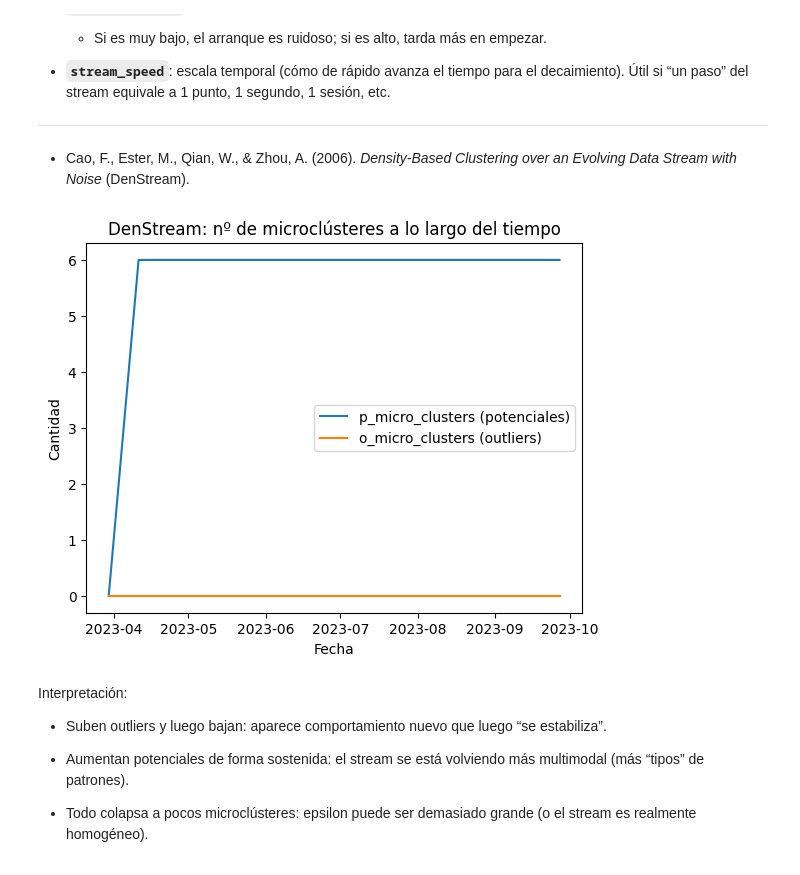
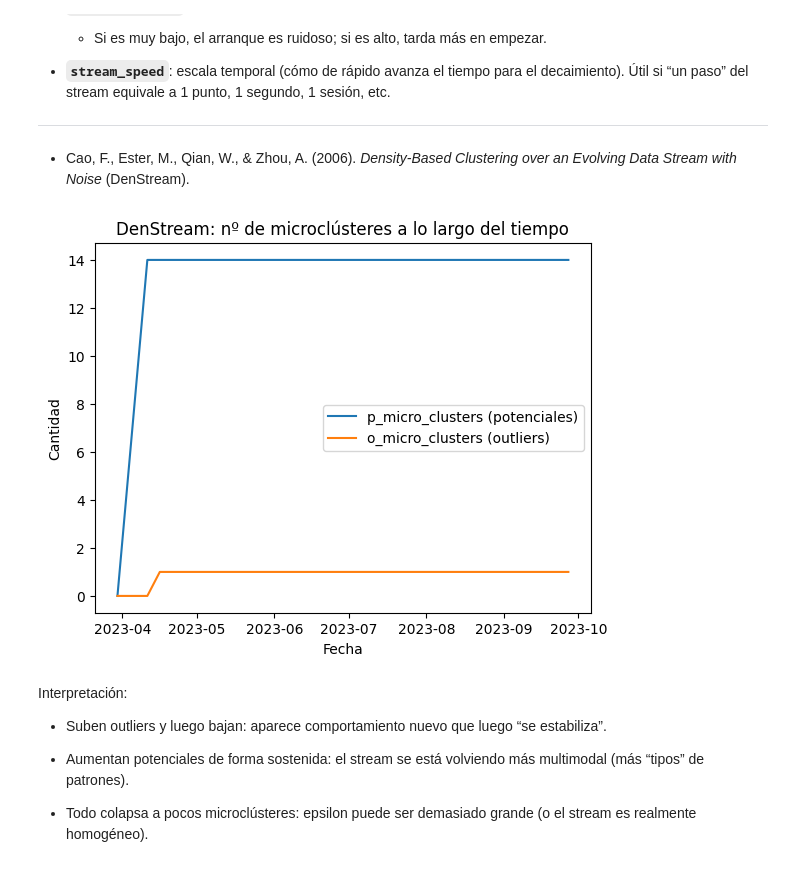
Before and after one commit to carmenlancho/FeatureSelection_Complexity, a Jupyter notebook: ClusteringSports.ipynb, the cells around one changed output. Drawn from its saved outputs; the diff is of its cells as text; code cells hidden in the pictures.

```diff
--- a/ClusteringSports.ipynb
+++ b/ClusteringSports.ipynb
@@ -694,10 +678,10 @@ En la implementación de `river`, los parámetros más importantes son:
 from river import cluster
 
 den = cluster.DenStream(
-    decaying_factor=0.01,  # prueba 0.001–0.05 según deriva
-    beta=0.2,
-    mu=6.0,
-    epsilon=0.6,           # en z-score suele ser un rango razonable para empezar
+    decaying_factor=0.01,  # 0.001–0.05 según deriva
+    beta=0.5,
+    mu=3.0,
+    epsilon=0.3,
     n_samples_init=200,
     stream_speed=100
 )
@@ -705,34 +689,34 @@ den = cluster.DenStream(
 # Creamos nombres para las features estandarizadas
 cols = [f"z_{c}" for c in features]
 
 n_p, n_o, dates_ds = [], [], []
 
 for i in range(len(df)):
     # construimos dict {feature: value} con Xz (estandarizado)
     x = {cols[j]: float(Xz[i, j]) for j in range(len(features))}
 
     den.learn_one(x)
 
     # Estos atributos pueden variar según versión; usamos getattr para evitar errores
     p = getattr(den, "p_micro_clusters", None)
     o = getattr(den, "o_micro_clusters", None)
 
     # Muestreamos cada 200 puntos para no guardar todo
     if (i % 200 == 0) and (p is not None) and (o is not None):
         n_p.append(len(p))
         n_o.append(len(o))
         dates_ds.append(df.loc[i, "game_date"])
 
 plt.figure()
 plt.plot(dates_ds, n_p, label="p_micro_clusters (potenciales)")
 plt.plot(dates_ds, n_o, label="o_micro_clusters (outliers)")
 plt.title("DenStream: nº de microclústeres a lo largo del tiempo")
 plt.xlabel("Fecha")
 plt.ylabel("Cantidad")
 plt.legend()
 plt.show()
 # %% [output]
-[figure, old version]
+[figure, new version]
 # %% [markdown]
 Interpretación:
 
```
Also changed, not shown: parts of 7 cells of this notebook.
